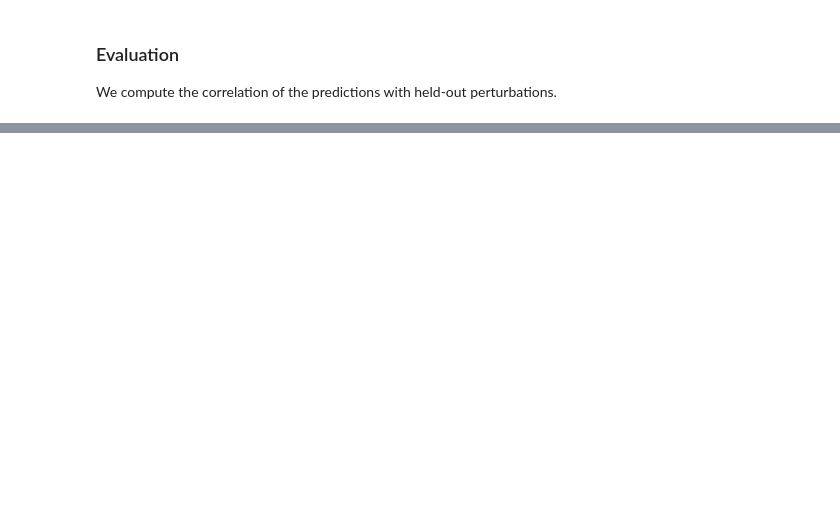
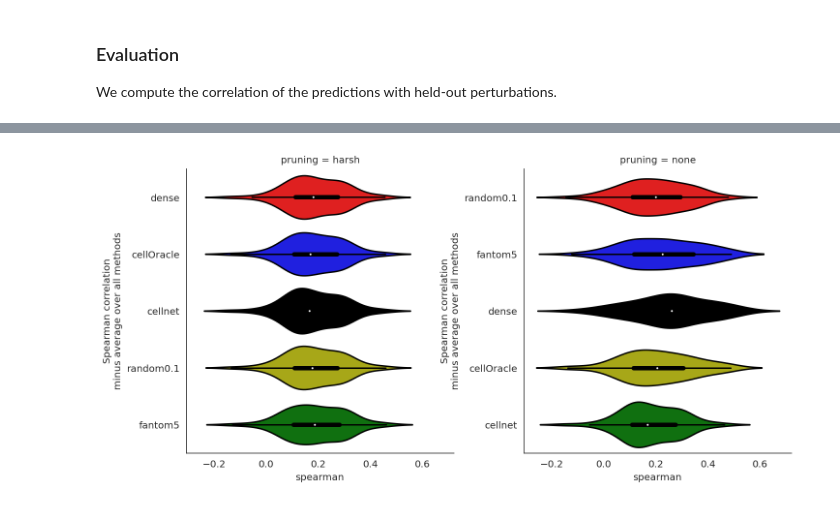
Before and after one commit to ekernf01/perturbation_benchmarking, a Jupyter notebook: scripts/in_silico_perturbation.ipynb, the cells around one changed output, grey strips where cells are left out. Cells and saved outputs as stored; diff of their text form; code cells hidden in the pictures; blank space fills up the shorter version.

```diff
--- a/scripts/in_silico_perturbation.ipynb
+++ b/scripts/in_silico_perturbation.ipynb
@@ -344,11 +480,0 @@ evaluationResults.head()
-# %%
-spearman_mean_across_methods = evaluationResults.groupby("perturbation")["spearman"].mean()
-spearman_mean_across_methods = pd.DataFrame(spearman_mean_across_methods)
-spearman_mean_across_methods.set_axis(['spearman_mean_across_methods'], axis=1, inplace=True)
-evaluationResults = evaluationResults.merge(spearman_mean_across_methods,
-                                            how = "left", left_on="perturbation", right_index=True)
-evaluationResults["spearman_improvement"] = evaluationResults["spearman"] - evaluationResults["spearman_mean_across_methods"]
-
-# evaluationResults.index = evaluationResults.index.droplevel(0)
-plotMeanSpearman = sns.violinplot( spearman_mean_across_methods.iloc[:,0])
-plotMeanSpearman.set(title = "Predicted versus observed log FC", xlabel="Spearman correlation\n(average over all methods)")
@@ -384,0 +495,13 @@ plt.show()
+# %%
+baseNetworkComparisonFigure = sns.FacetGrid(evaluationResults[~evaluationResults['somePredictionRefused']],
+                                            col = 'pruning',
+                                            sharey = False,
+                                            height=5,
+                                            aspect=1).set(title = "Performance")
+baseNetworkComparisonFigure.map(sns.violinplot, "spearman", "network",
+                                palette=["r", "b", "k", "y", "g"]
+                               ).add_legend()
+baseNetworkComparisonFigure.set(ylabel="Spearman correlation\nminus average over all methods")
+plt.show()
+# %% [output]
+[figure, added]
```
Also changed, not shown: parts of 26 cells of this notebook, 14 other files.
